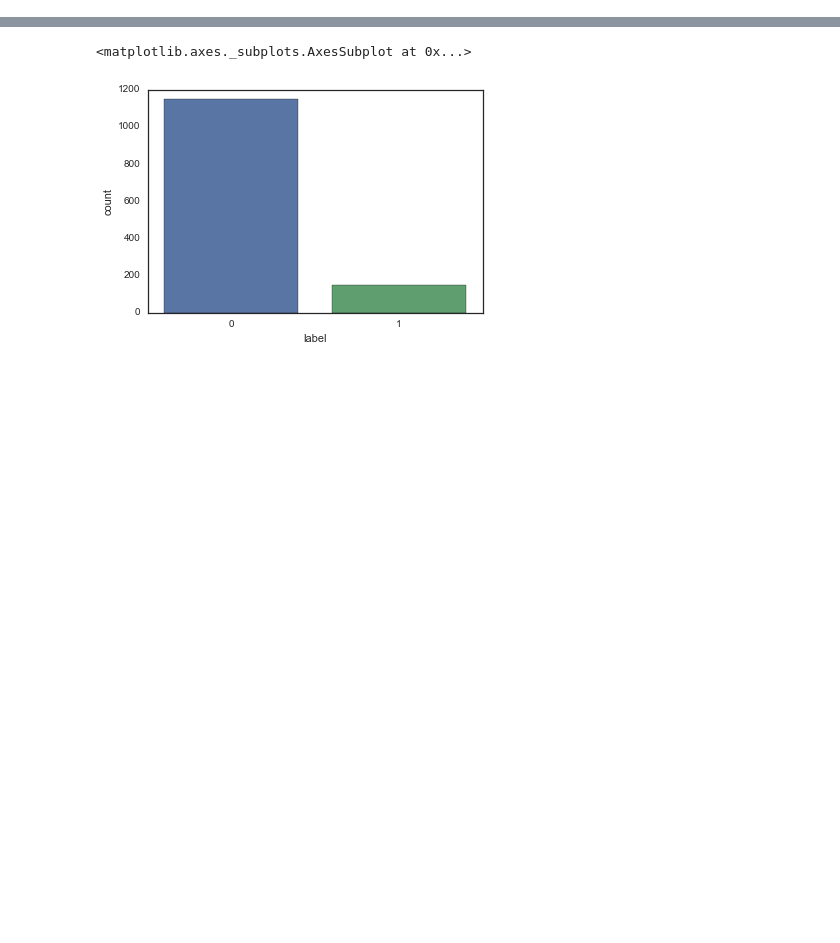
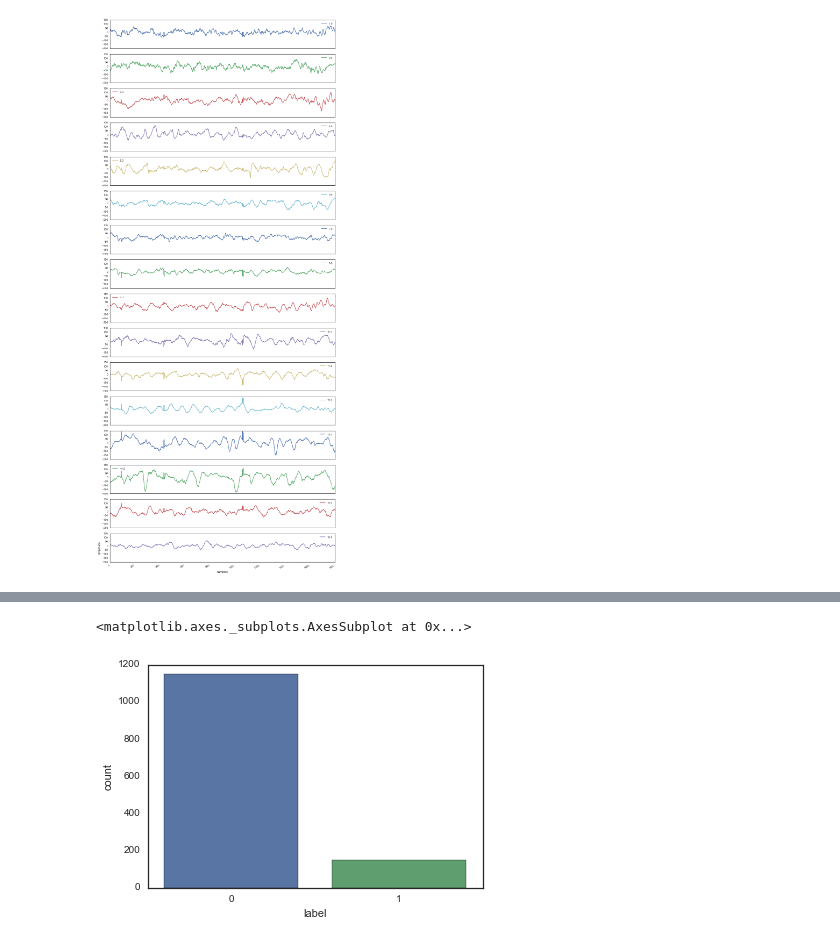
Before and after one commit to A-Jacobson/iEEG_Seizure_Prediction, a Jupyter notebook: EDA.ipynb, the cells around one changed output, grey strips where cells are left out. Saved outputs shown, nothing was run; the diff lists cells and outputs as text; code cells hidden in the pictures; blank space fills up the shorter version.

```diff
--- a/EDA.ipynb
+++ b/EDA.ipynb
@@ -36,0 +36,7 @@ plt.show()
+# %%
+df[0:1800].plot(subplots=True, figsize=(15,40), sharex=True, sharey=True)
+plt.xlabel('samples')
+plt.ylabel('amplitude')
+plt.show()
+# %% [output]
+[figure, added]
```
Also changed, not shown: parts of 36 cells of this notebook, 3 other files.
